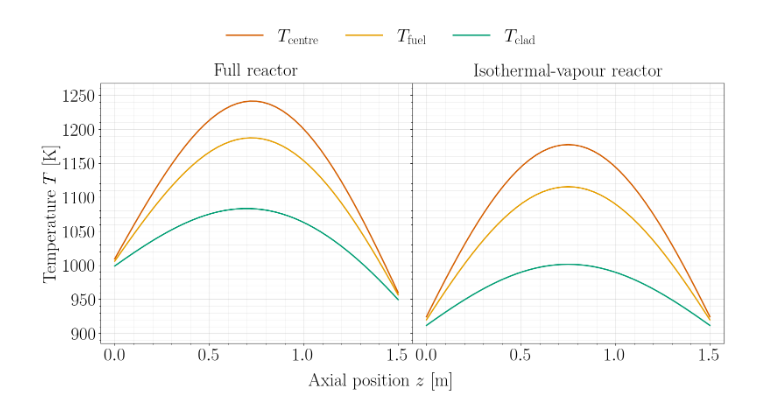
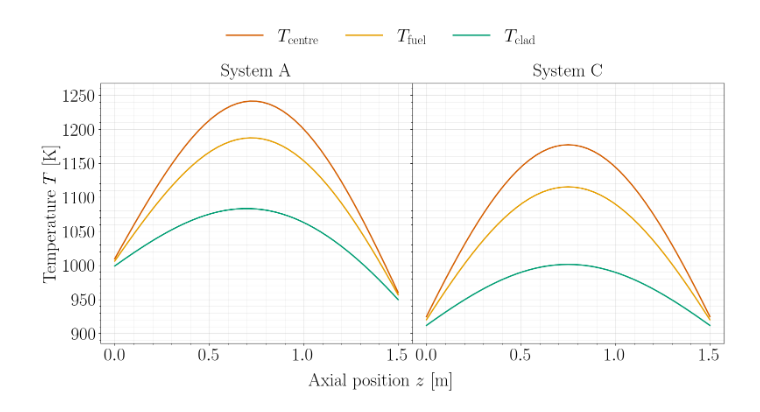
Before and after one commit to Karlandersson02/CoupledHeatPipeReactor, a Jupyter notebook: scripts/reactors/comparisons2.ipynb, the cells around one changed output. Cells and saved outputs as stored; diff of their text form; code cells hidden in the pictures.

```diff
--- a/scripts/reactors/comparisons2.ipynb
+++ b/scripts/reactors/comparisons2.ipynb
@@ -41,11 +46,11 @@ vap_reactor_full   = VapourReactor(cfg)
 
 vap_reactor.heatpipe.solid.k_temperature = 1100
 
-static_T = 850
+static_T = 1100
 iso_reactor.set_variable_neutron_data(False, static_T)
 vap_reactor.set_variable_neutron_data(False, static_T)
-vap_reactor_coarse.set_variable_k(True)
-vap_reactor_coarse.set_variable_neutron_data(True)
+vap_reactor_coarse.set_variable_k(False)
+vap_reactor_coarse.set_variable_neutron_data(False)
 vap_reactor_full.set_variable_k(True)
 vap_reactor_full.set_variable_neutron_data(True)
 
@@ -494,8 +525,8 @@ ax2.plot(
 # Titles
 # ---------------------------------------------------------------------
 
-ax1.set_title("Full reactor", fontsize=30, pad=12)
-ax2.set_title("Isothermal-vapour reactor", fontsize=30, pad=12)
+ax1.set_title("System A", fontsize=30, pad=12)
+ax2.set_title("System C", fontsize=30, pad=12)
 
 
 # ---------------------------------------------------------------------
@@ -567,38 +598,38 @@ color_handles = [
     ),
 ]
 
 fig.legend(
     handles=color_handles,
     loc="upper center",
     bbox_to_anchor=(0.5, 1.00),
     ncol=3,
     frameon=False,
     fontsize=30,
     columnspacing=1.5,
     handlelength=2.0,
 )
 
 
 # ---------------------------------------------------------------------
 # Layout and save/show
 # ---------------------------------------------------------------------
 
 fig.subplots_adjust(
     top=0.82,
     bottom=0.16,
     left=0.10,
     right=0.99,
     wspace=0.0,
 )
 
-plt.savefig(
-    r"./outputs/report_figures/reactor_results/axial_fuelpin2.pdf",
-    bbox_inches="tight",
-)
+# plt.savefig(
+#     r"./outputs/report_figures/reactor_results/axial_fuelpin2.pdf",
+#     bbox_inches="tight",
+# )
 
 plt.show()
 # %% [output]
-[figure, old version]
+[figure, new version]
 # %%
 import numpy as np
 
```
Also changed, not shown: parts of 9 cells of this notebook, 2 other files.
